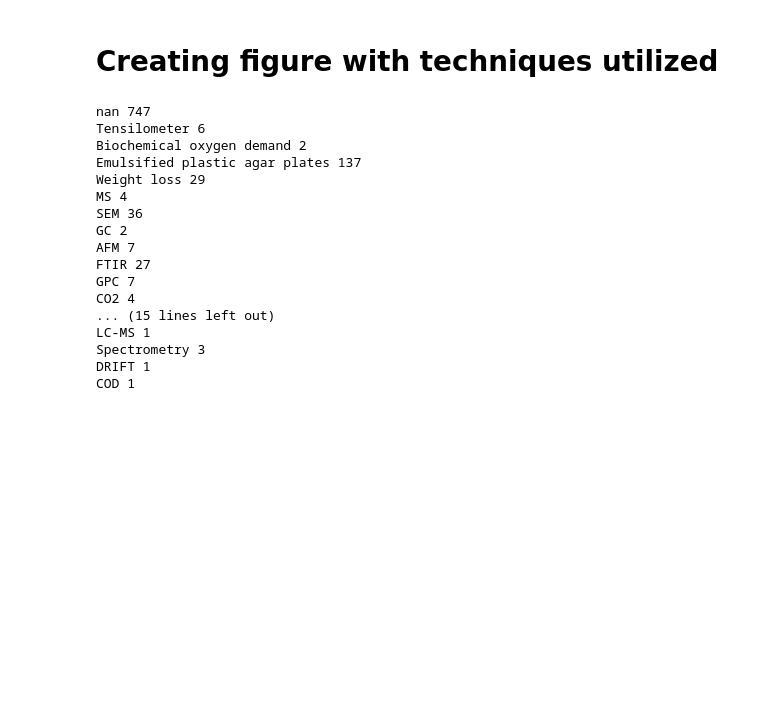
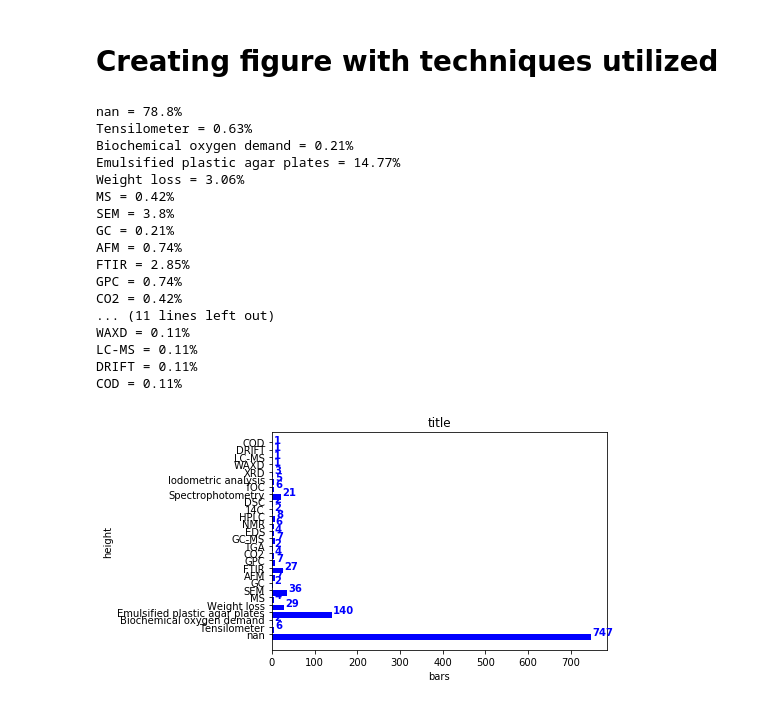
Before and after one commit to VictorGambarini/PlasticDegradersTree, a Jupyter notebook: Tree_tutorial.ipynb, the cells around one changed output. Drawn from its saved outputs; the diff is of its cells as text; code cells hidden in the pictures; blank space fills up the shorter version.

Commit message:
Added Techniques graph

```diff
--- a/Tree_tutorial.ipynb
+++ b/Tree_tutorial.ipynb
@@ -1297,32 +1301,54 @@ DATA\n""")
 # Creating figure with techniques utilized
 # %%
 evidence_dict = {}
+count = 0
 
 for index, row in df.iterrows():
     evidence_line = row['Evidence']
+    count += 1
     for evidence in str(evidence_line).split(";"):
         if evidence not in evidence_dict:
             evidence_dict[evidence] = 1
         else:
             evidence_dict[evidence] += 1
 
+bars, height = [], []
 for item,value in evidence_dict.items():
-    print(item,value)
+    print(item+" = "+str(round(((value/count)*100), 2))+"%")
+    bars.append(item)
+    height.append(value)
+
+
+fig, ax = plt.subplots()
+width = 0.75 # the width of the bars
+ind = np.arange(len(height))  # the x locations for the groups
+ax.barh(ind, height, width, color="blue")
+ax.set_yticks(ind+width/2)
+ax.set_yticklabels(bars, minor=False)
+plt.title('title')
+plt.xlabel('bars')
+plt.ylabel('height')
+for i, v in enumerate(height):
+    ax.text(v + 3, i + .25, str(v), color='blue', fontweight='bold')
+
+# Show graphic
+plt.show()
 # %% [output]
-nan 747
-Tensilometer 6
-Biochemical oxygen demand 2
-Emulsified plastic agar plates 137
-Weight loss 29
-MS 4
-SEM 36
-GC 2
-AFM 7
-FTIR 27
-GPC 7
-CO2 4
-... (15 lines left out)
-LC-MS 1
-Spectrometry 3
-DRIFT 1
-COD 1
+nan = 78.8%
+Tensilometer = 0.63%
+Biochemical oxygen demand = 0.21%
+Emulsified plastic agar plates = 14.77%
+Weight loss = 3.06%
+MS = 0.42%
+SEM = 3.8%
+GC = 0.21%
+AFM = 0.74%
+FTIR = 2.85%
+GPC = 0.74%
+CO2 = 0.42%
+... (11 lines left out)
+WAXD = 0.11%
+LC-MS = 0.11%
+DRIFT = 0.11%
+COD = 0.11%
+[figure, added]
```
Also changed, not shown: parts of 2 cells of this notebook.
